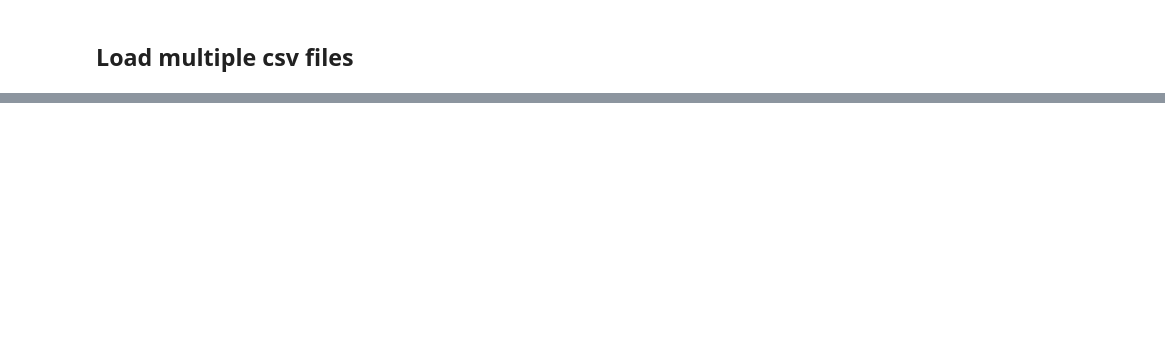
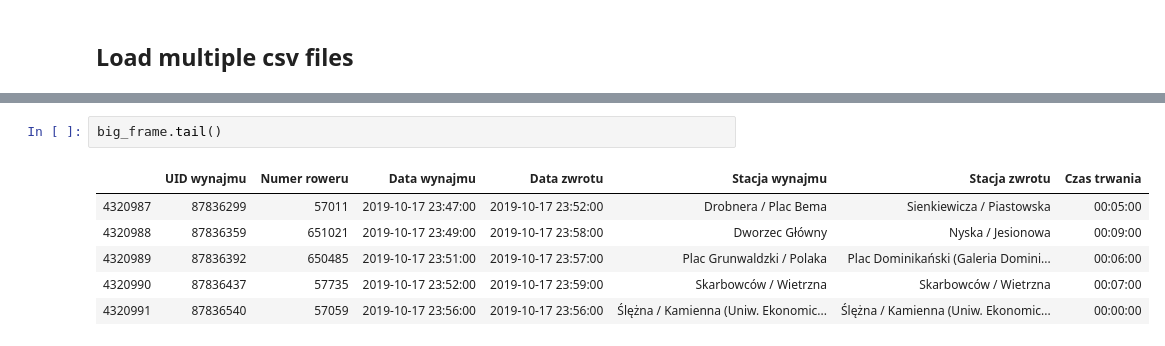
Before and after one commit to mariuszrokita/wroclawski-rower-miejski, a Jupyter notebook: notebooks/1-data-processing.ipynb, the cells around one changed output, grey strips where cells are left out. Drawn from its saved outputs; the diff is of its cells as text; blank space fills up the shorter version.

```diff
--- a/notebooks/1-data-processing.ipynb
+++ b/notebooks/1-data-processing.ipynb
@@ -111,0 +136,9 @@ big_frame
+# %%
+big_frame.tail()
+# %% [output]
+|  | UID wynajmu | Numer roweru | Data wynajmu | Data zwrotu | Stacja wynajmu | Stacja zwrotu | Czas trwania |
+| 4320987 | 87836299 | 57011 | 2019-10-17 23:47:00 | 2019-10-17 23:52:00 | Drobnera / Plac Bema | Sienkiewicza / Piastowska | 00:05:00 |
+| 4320988 | 87836359 | 651021 | 2019-10-17 23:49:00 | 2019-10-17 23:58:00 | Dworzec Główny | Nyska / Jesionowa | 00:09:00 |
+| 4320989 | 87836392 | 650485 | 2019-10-17 23:51:00 | 2019-10-17 23:57:00 | Plac Grunwaldzki / Polaka | Plac Dominikański (Galeria Domini... | 00:06:00 |
+| 4320990 | 87836437 | 57735 | 2019-10-17 23:52:00 | 2019-10-17 23:59:00 | Skarbowców / Wietrzna | Skarbowców / Wietrzna | 00:07:00 |
+| 4320991 | 87836540 | 57059 | 2019-10-17 23:56:00 | 2019-10-17 23:56:00 | Ślężna / Kamienna (Uniw. Ekonomic... | Ślężna / Kamienna (Uniw. Ekonomic... | 00:00:00 |
```
Also changed, not shown: parts of 9 cells of this notebook.
